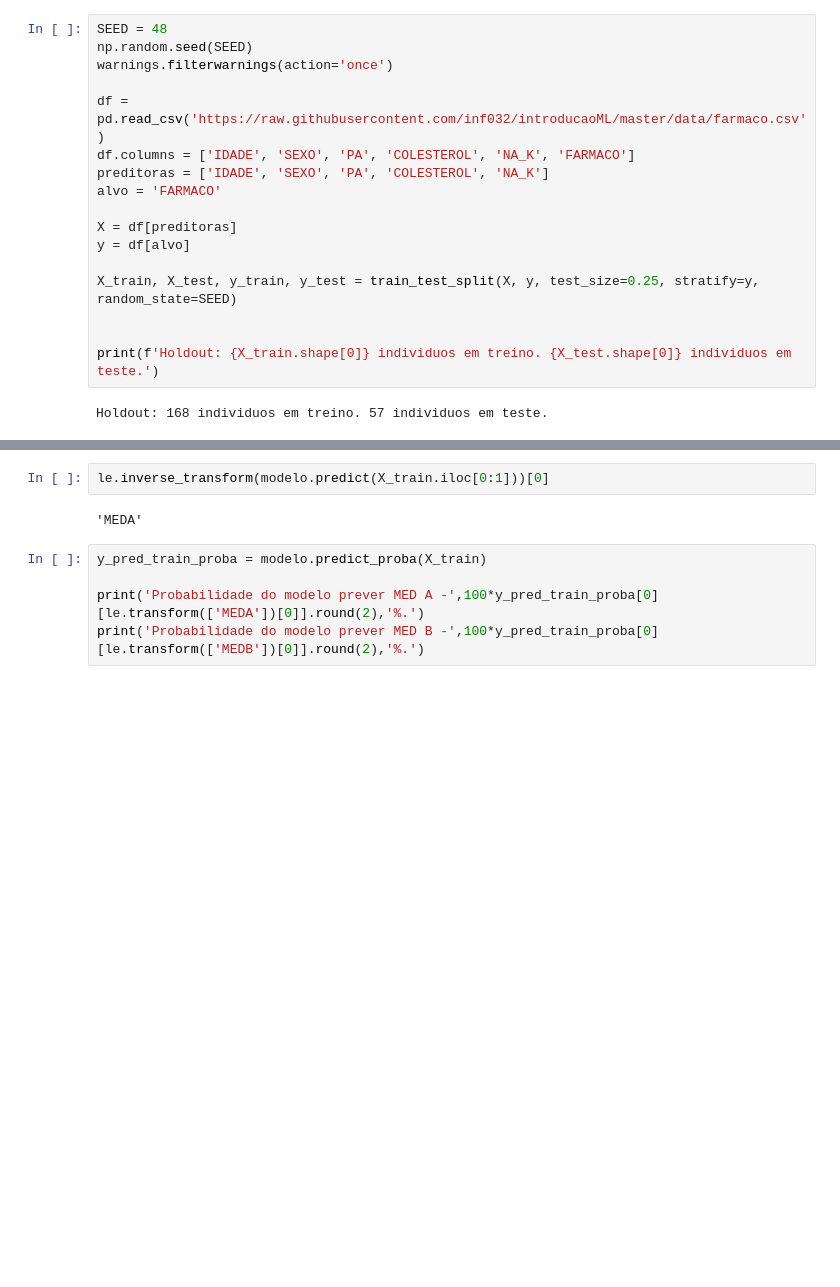
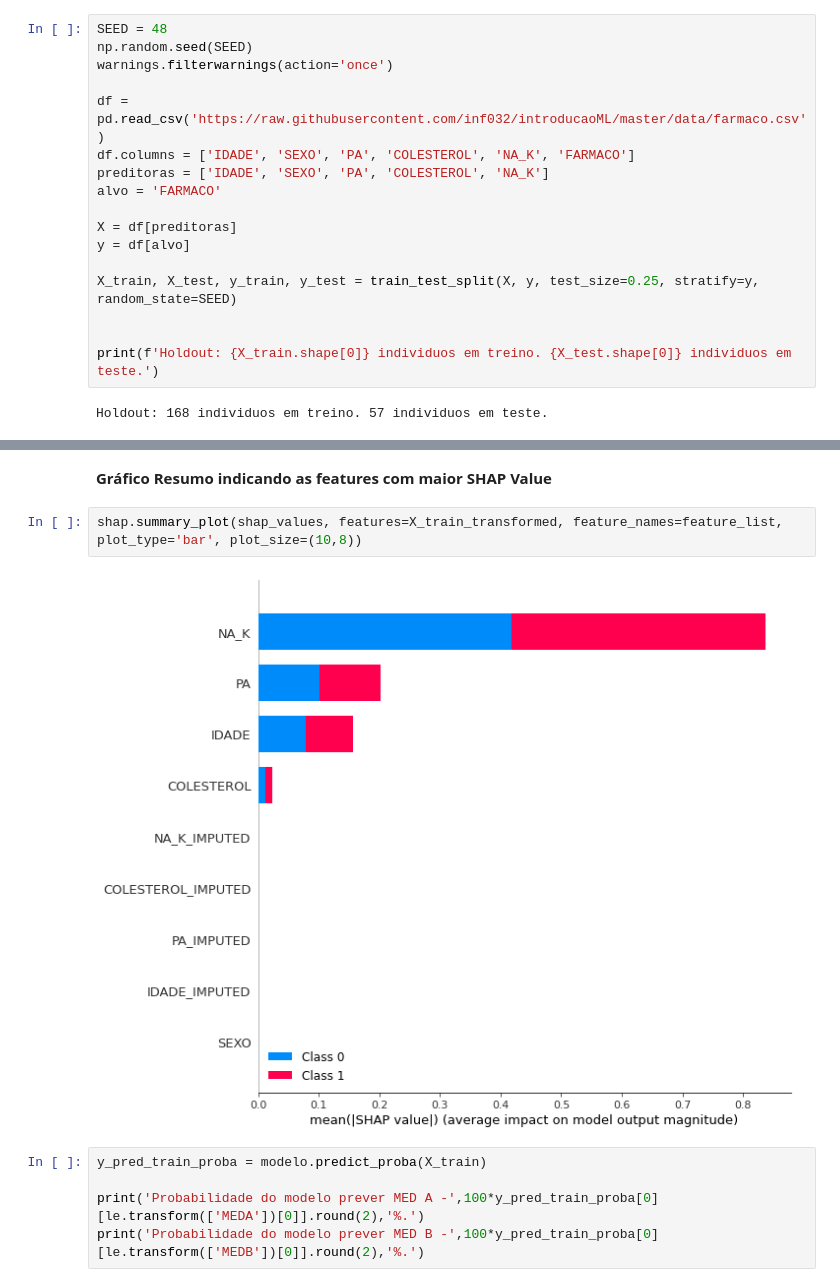
Before and after one commit to inf032/introducaoML, a Jupyter notebook: Farmaco_Aval_Preditoras.ipynb, the cells around one changed output, grey strips where cells are left out. Saved outputs shown, nothing was run; the diff lists cells and outputs as text; blank space fills up the shorter version.

```diff
--- a/Farmaco_Aval_Preditoras.ipynb
+++ b/Farmaco_Aval_Preditoras.ipynb
@@ -281,7 +258,9 @@ Deprecated in NumPy 1.20; for more details and guidance: https://numpy.org/devdo
-# %%
-le.inverse_transform(modelo.predict(X_train.iloc[0:1]))[0]
-# %% [output]
-'MEDA'
+# %% [markdown]
+**Gráfico Resumo indicando as features com maior SHAP Value**
+# %%
+shap.summary_plot(shap_values, features=X_train_transformed, feature_names=feature_list, plot_type='bar', plot_size=(10,8))
+# %% [output]
+[figure, added]
 # %%
 y_pred_train_proba = modelo.predict_proba(X_train)
 
```
Also changed, not shown: parts of 31 cells of this notebook.
